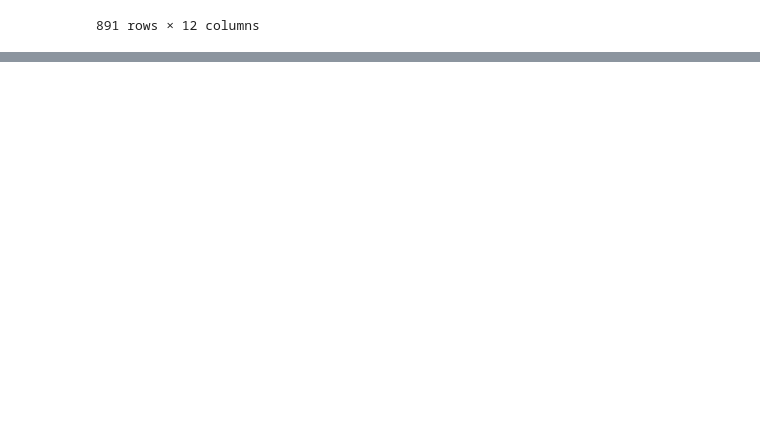
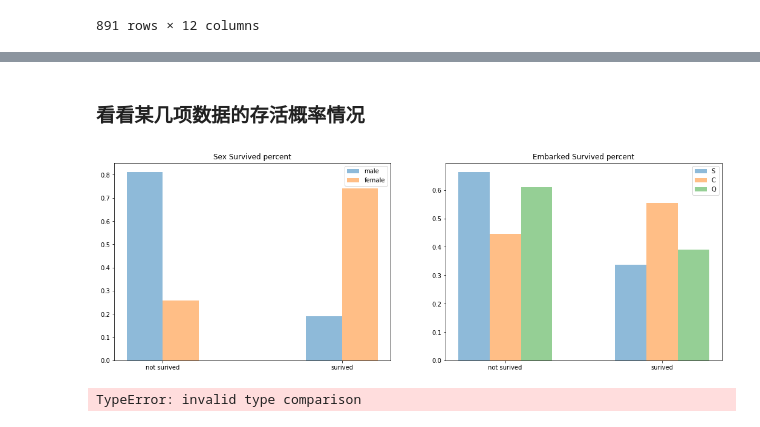
Before and after one commit to youlingman/ML-Playground, a Jupyter notebook: titanic/a-tour-to-titanic.ipynb, the cells around one changed output, grey strips where cells are left out. Cells and saved outputs as stored; diff of their text form; code cells hidden in the pictures; blank space fills up the shorter version.

```diff
--- a/titanic/a-tour-to-titanic.ipynb
+++ b/titanic/a-tour-to-titanic.ipynb
@@ -36,0 +96,41 @@ plt.show()
+# %% [markdown]
+### 看看某几项数据的存活概率情况
+# %%
+fig = plt.figure(figsize=(18,6))
+width = 0.2
+idx = np.arange(2)
+
+df_male = data.Survived[data.Sex == 'male'].value_counts()
+df_female = data.Survived[data.Sex == 'female'].value_counts()
+
+fig.add_subplot(121)
+plt.bar(idx, data.Survived[data.Sex == 'male'].value_counts().sort_index() / data.Survived[data.Sex == 'male'].size, width=width, label='male', alpha=0.5)
+plt.bar(idx + width, data.Survived[data.Sex == 'female'].value_counts().sort_index() / data.Survived[data.Sex == 'female'].size, width=width, label='female', alpha=0.5)
+plt.title("Sex Survived percent"); plt.legend(loc='best')
+plt.xticks(idx + width / 2, ('not surived', 'surived'))
+
+fig.add_subplot(122)
+plt.bar(idx - width, data.Survived[data.Embarked == 'S'].value_counts().sort_index()/ data.Survived[data.Embarked == 'S'].size, width=width, label='S', alpha=0.5)
+plt.bar(idx, data.Survived[data.Embarked == 'C'].value_counts().sort_index()/ data.Survived[data.Embarked == 'C'].size, width=width, label='C', alpha=0.5)
+plt.bar(idx + width, data.Survived[data.Embarked == 'Q'].value_counts().sort_index()/ data.Survived[data.Embarked == 'Q'].size, width=width, label='Q', alpha=0.5)
+plt.title("Embarked Survived percent"); plt.legend(loc='best')
+plt.xticks(idx, ('not surived', 'surived'))
+
+plt.show()
+# %% [output]
+[figure, added]
+# %%
+fig = plt.figure(figsize=(18,6))
+width = 0.2
+idx = np.arange(2)
+
+fig.add_subplot(121)
+plt.bar(idx - width, data.Survived[data.Pclass == '1'].value_counts().sort_index()/ data.Survived[data.Pclass == '1'].size, width=width, label='1', alpha=0.5)
+plt.bar(idx, data.Survived[data.Pclass == '2'].value_counts().sort_index()/ data.Survived[data.Pclass == '2'].size, width=width, label='2', alpha=0.5)
+plt.bar(idx + width, data.Survived[data.Pclass == '3'].value_counts().sort_index()/ data.Survived[data.Pclass == '3'].size, width=width, label='3', alpha=0.5)
+plt.title("Pclass Survived percent"); plt.legend(loc='best')
+plt.xticks(idx, ('not surived', 'surived'))
+
+plt.show()
+# %% [output]
+TypeError: invalid type comparison
```
Also changed, not shown: parts of 8 cells of this notebook.
